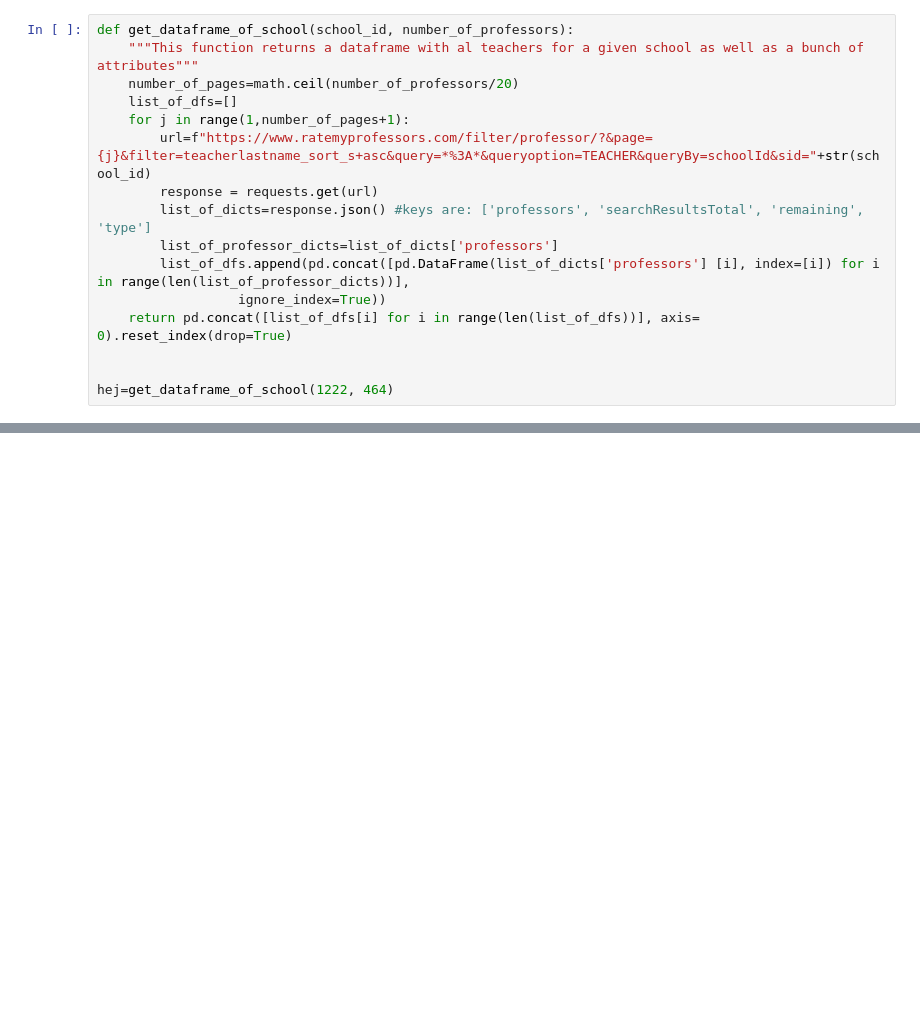
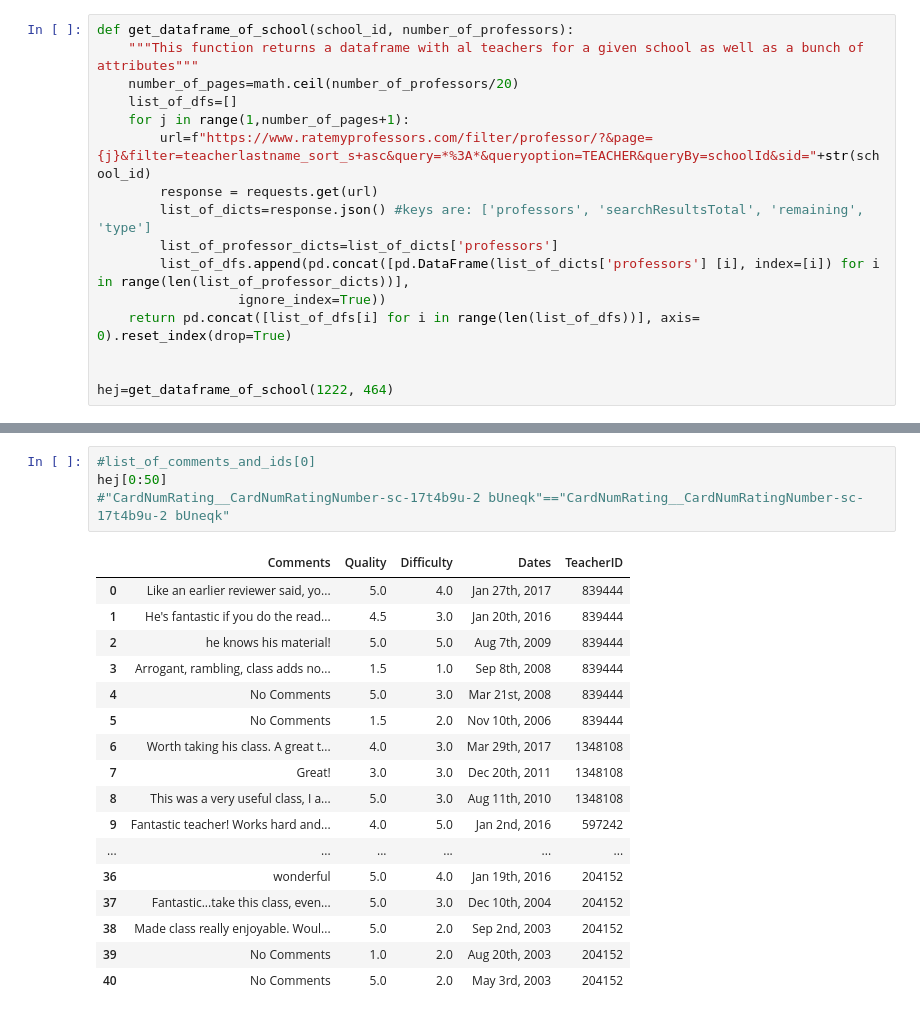
Before and after one commit to hzw479/ISDS.group.projects, a Jupyter notebook: Scraping101.ipynb, the cells around one changed output, grey strips where cells are left out. Saved outputs shown, nothing was run; the diff lists cells and outputs as text; blank space fills up the shorter version.

```diff
--- a/Scraping101.ipynb
+++ b/Scraping101.ipynb
@@ -143,0 +200,22 @@ ok
+# %%
+#list_of_comments_and_ids[0]
+hej[0:50]
+#"CardNumRating__CardNumRatingNumber-sc-17t4b9u-2 bUneqk"=="CardNumRating__CardNumRatingNumber-sc-17t4b9u-2 bUneqk"
+# %% [output]
+|  | Comments | Quality | Difficulty | Dates | TeacherID |
+| 0 | Like an earlier reviewer said, yo... | 5.0 | 4.0 | Jan 27th, 2017 | 839444 |
+| 1 | He's fantastic if you do the read... | 4.5 | 3.0 | Jan 20th, 2016 | 839444 |
+| 2 | he knows his material! | 5.0 | 5.0 | Aug 7th, 2009 | 839444 |
+| 3 | Arrogant, rambling, class adds no... | 1.5 | 1.0 | Sep 8th, 2008 | 839444 |
+| 4 | No Comments | 5.0 | 3.0 | Mar 21st, 2008 | 839444 |
+| 5 | No Comments | 1.5 | 2.0 | Nov 10th, 2006 | 839444 |
+| 6 | Worth taking his class. A great t... | 4.0 | 3.0 | Mar 29th, 2017 | 1348108 |
+| 7 | Great! | 3.0 | 3.0 | Dec 20th, 2011 | 1348108 |
+| 8 | This was a very useful class, I a... | 5.0 | 3.0 | Aug 11th, 2010 | 1348108 |
+| 9 | Fantastic teacher! Works hard and... | 4.0 | 5.0 | Jan 2nd, 2016 | 597242 |
+| ... | ... | ... | ... | ... | ... |
+| 36 | wonderful | 5.0 | 4.0 | Jan 19th, 2016 | 204152 |
+| 37 | Fantastic...take this class, even... | 5.0 | 3.0 | Dec 10th, 2004 | 204152 |
+| 38 | Made class really enjoyable. Woul... | 5.0 | 2.0 | Sep 2nd, 2003 | 204152 |
+| 39 | No Comments | 1.0 | 2.0 | Aug 20th, 2003 | 204152 |
+| 40 | No Comments | 5.0 | 2.0 | May 3rd, 2003 | 204152 |
```
Also changed, not shown: parts of 7 cells of this notebook, 3 other files.
